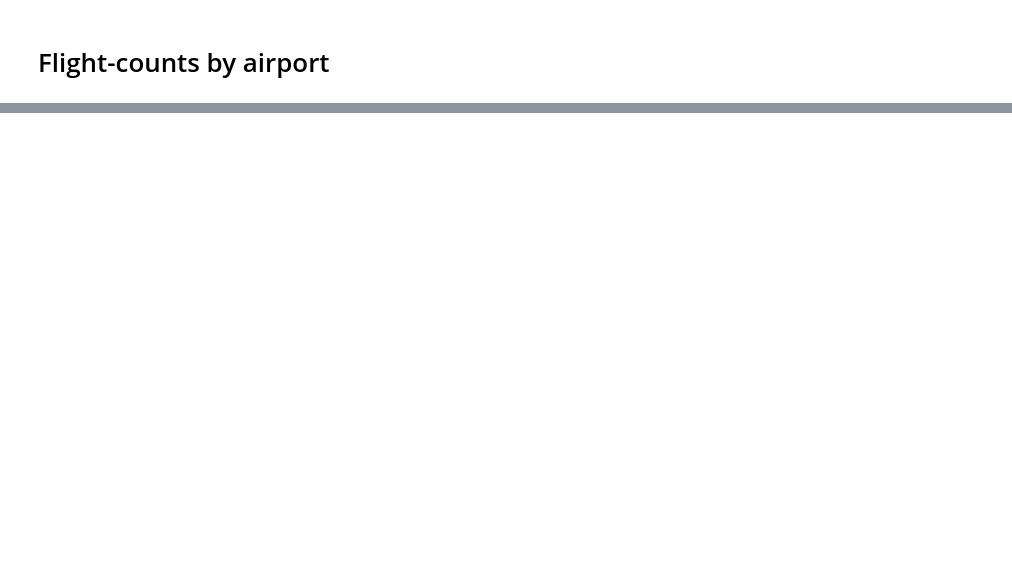
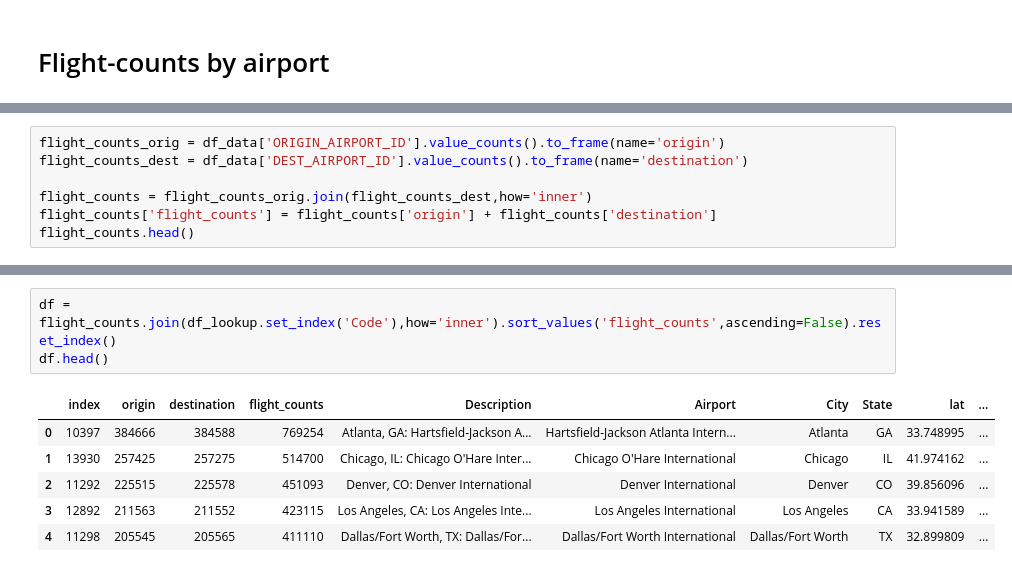
Before and after one commit to wtak23/airtraffic, a Jupyter notebook: final_scripts/flight-count-analysis1-Copy1.ipynb, the cells around one changed output, grey strips where cells are left out. Saved outputs shown, nothing was run; the diff lists cells and outputs as text; blank space fills up the shorter version.

```diff
--- a/final_scripts/flight-count-analysis1-Copy1.ipynb
+++ b/final_scripts/flight-count-analysis1-Copy1.ipynb
@@ -711,0 +691,7 @@ flight_counts
+# %%
+flight_counts_orig = df_data['ORIGIN_AIRPORT_ID'].value_counts().to_frame(name='origin')
+flight_counts_dest = df_data['DEST_AIRPORT_ID'].value_counts().to_frame(name='destination')
+
+flight_counts = flight_counts_orig.join(flight_counts_dest,how='inner')
+flight_counts['flight_counts'] = flight_counts['origin'] + flight_counts['destination']
+flight_counts.head()
@@ -711,0 +705,10 @@ flight_counts
+# %%
+df = flight_counts.join(df_lookup.set_index('Code'),how='inner').sort_values('flight_counts',ascending=False).reset_index()
+df.head()
+# %% [output]
+|  | index | origin | destination | flight_counts | Description | Airport | City | State | lat | ... |
+| 0 | 10397 | 384666 | 384588 | 769254 | Atlanta, GA: Hartsfield-Jackson A... | Hartsfield-Jackson Atlanta Intern... | Atlanta | GA | 33.748995 | ... |
+| 1 | 13930 | 257425 | 257275 | 514700 | Chicago, IL: Chicago O'Hare Inter... | Chicago O'Hare International | Chicago | IL | 41.974162 | ... |
+| 2 | 11292 | 225515 | 225578 | 451093 | Denver, CO: Denver International | Denver International | Denver | CO | 39.856096 | ... |
+| 3 | 12892 | 211563 | 211552 | 423115 | Los Angeles, CA: Los Angeles Inte... | Los Angeles International | Los Angeles | CA | 33.941589 | ... |
+| 4 | 11298 | 205545 | 205565 | 411110 | Dallas/Fort Worth, TX: Dallas/For... | Dallas/Fort Worth International | Dallas/Fort Worth | TX | 32.899809 | ... |
```
Also changed, not shown: parts of 13 cells of this notebook, 8 other files.
